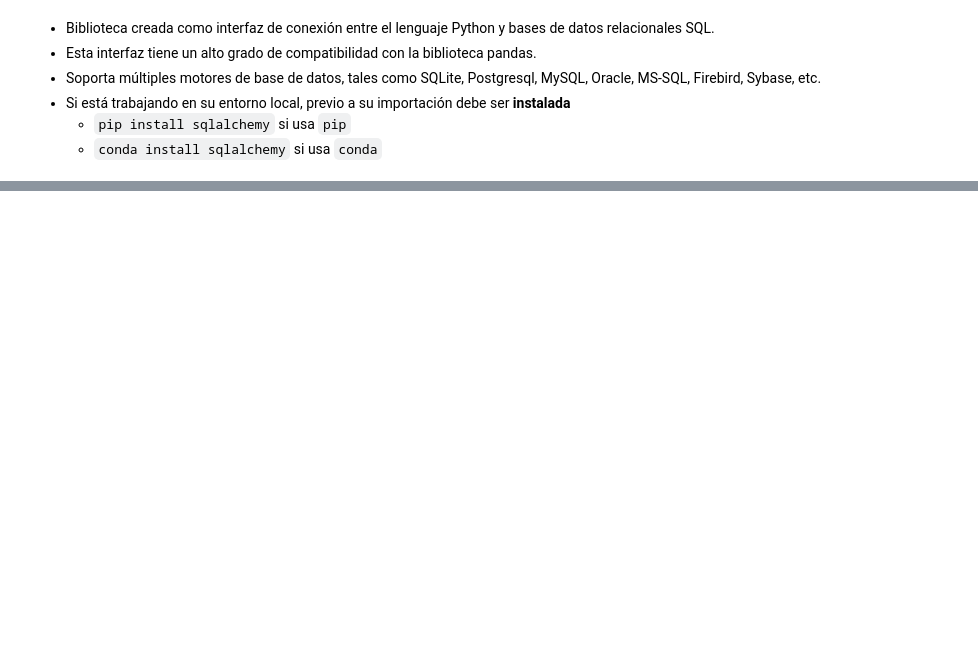
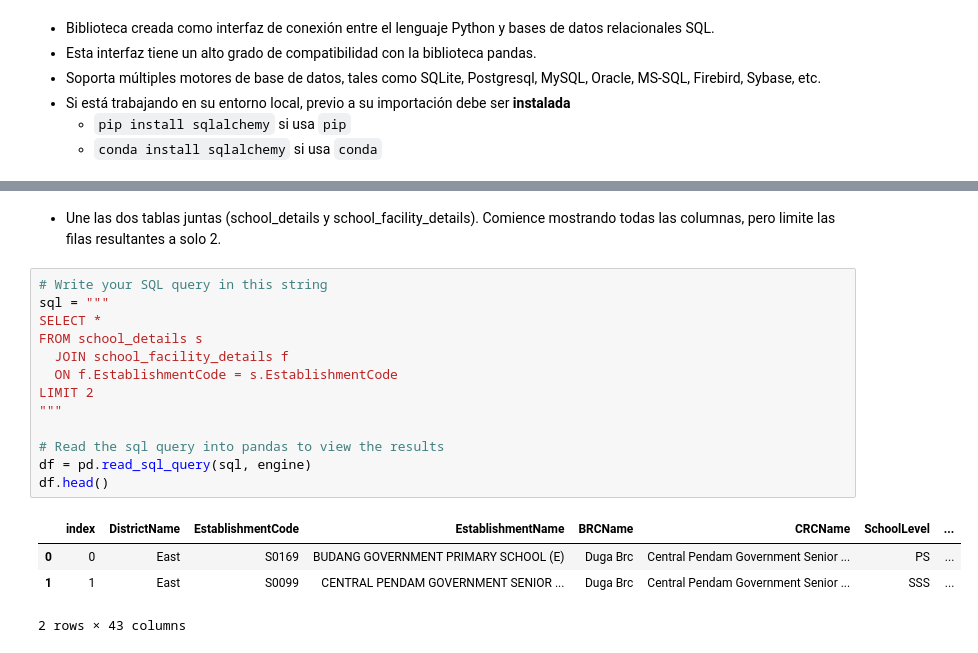
Before and after one commit to fralfaro/CodingDojo-Data-Course, a Jupyter notebook: docs/12-SQL/12-SQL.ipynb, the cells around one changed output, grey strips where cells are left out. Saved outputs shown, nothing was run; the diff lists cells and outputs as text; blank space fills up the shorter version.

```diff
--- a/docs/12-SQL/12-SQL.ipynb
+++ b/docs/12-SQL/12-SQL.ipynb
@@ -66,0 +187,20 @@ for i in it:
+# %% [markdown]
+* Une las dos tablas juntas (school_details y school_facility_details). Comience mostrando todas las columnas, pero limite las filas resultantes a solo 2.
+# %%
+# Write your SQL query in this string
+sql = """
+SELECT *
+FROM school_details s
+  JOIN school_facility_details f
+  ON f.EstablishmentCode = s.EstablishmentCode
+LIMIT 2
+"""
+
+# Read the sql query into pandas to view the results
+df = pd.read_sql_query(sql, engine)
+df.head()
+# %% [output]
+|  | index | DistrictName | EstablishmentCode | EstablishmentName | BRCName | CRCName | SchoolLevel | ... |
+| 0 | 0 | East | S0169 | BUDANG GOVERNMENT PRIMARY SCHOOL (E) | Duga Brc | Central Pendam Government Senior ... | PS | ... |
+| 1 | 1 | East | S0099 | CENTRAL PENDAM GOVERNMENT SENIOR ... | Duga Brc | Central Pendam Government Senior ... | SSS | ... |
+2 rows × 43 columns
```
Also changed, not shown: parts of 28 cells of this notebook, 5 other files.
